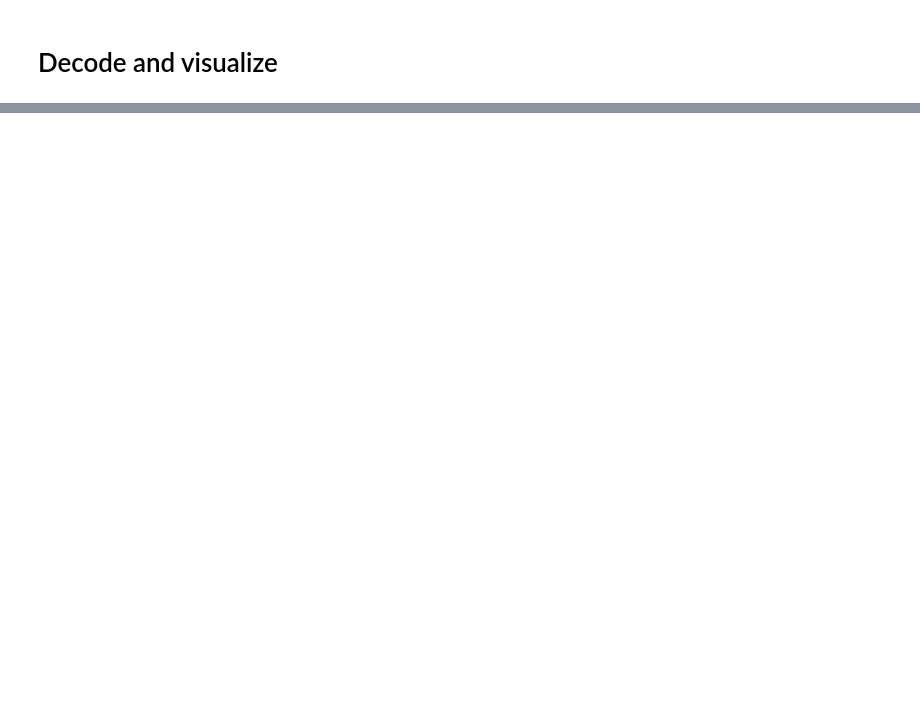
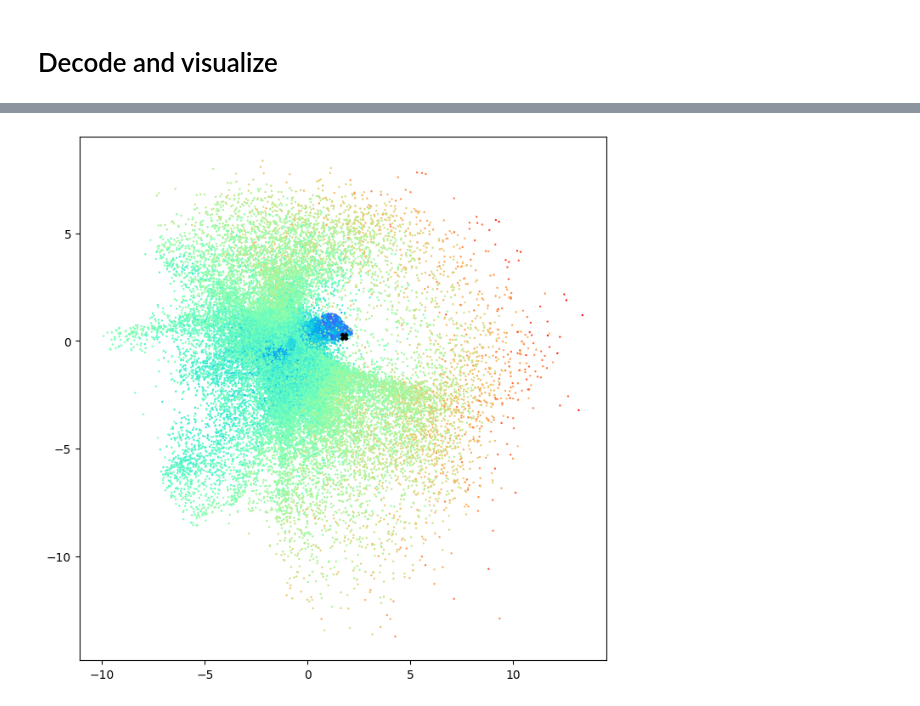
Before and after one commit to tedeschg/ASMSA, a Jupyter notebook: mydev/asmsa_ae.ipynb, the cells around one changed output, grey strips where cells are left out. Cells and saved outputs as stored; diff of their text form; code cells hidden in the pictures; blank space fills up the shorter version.

Commit message:
works good on folded states, added a balance dataset but seems it is not working

```diff
--- a/mydev/asmsa_ae.ipynb
+++ b/mydev/asmsa_ae.ipynb
@@ -173,44 +221,6 @@ vae.fit(ds_train, epochs=500, validation_data=ds_val, callbacks=callbacks)
 # %% [markdown]
 # Decode and visualize
 # %%
-autoencoder = load_model(f'best_autoencoder_2d.keras')
+autoencoder = load_model(f'ae_{latent_dim}d.keras')
 encoder = autoencoder.get_layer("encoder")
 decoder = autoencoder.get_layer("decoder")
-# %%
-import matplotlib.pyplot as plt
-def plot_latent_space(latent_dim, encoder, dataset, conf, target, cmap='rainbow', figsize=(8,8)):
-    """
-    Computes latent embeddings and plots them in 2D.
-
-    Args:
-        encoder: the encoder model returning [z_mean, z_log_var, z]
-        dataset: input data or tf.data.Dataset yielding inputs (and optionally labels)
-        labels: optional array-like of same length as dataset for coloring
-        cmap: matplotlib colormap
-        figsize: tuple for figure size
-    """
-    # Get embeddings
-    results = encoder.predict(dataset)
-    # results = [z_mean, z_log_var, z]
-    emb = np.array(results)  # results[2] use sampled z; shape (N,2)
-
-    rms_ref = md.load_pdb(conf)
-    rms_ref_bb   = rms_ref.atom_slice(bb_indices)
-    rms_tr = md.load_xtc(tr, top=rms_ref)
-    rmsd = md.rmsd(rms_tr, rms_ref)
-
-    #z = np.random.normal(loc=0.0, scale=1.0, size=(latent_dim,))
-
-    dists = np.linalg.norm(emb - target, axis=1)
-    # 4a. Se vuoi, ad esempio, le K righe più vicine:
-    K = 1
-    idx_closest = np.argsort(dists)[:K]
-    sample = emb[idx_closest].reshape(1, latent_dim)
-
-    plt.figure(figsize=figsize)
-
-    plt.scatter(emb[:,0], emb[:,1], c=rmsd,s=0.5, cmap=cmap)
-    plt.scatter(sample[:,0], sample[:,1], marker="X", c="Black")
-
-    plt.show()
-    return emb, sample
@@ -216,0 +239,4 @@ def plot_latent_space(latent_dim, encoder, dataset, conf, target, cmap='rainbow'
+# %%
+target = np.array([1.768283  , 0.22739673]).reshape(1, latent_dim)
+emb, sample = plot_latent_space(latent_dim, encoder, ds_all, conf, tr, target, bb_indices, model=nn_model, exact=True)
+# %% [output]
@@ -217 +244,2 @@ def plot_latent_space(latent_dim, encoder, dataset, conf, target, cmap='rainbow'
+[figure, added]
 # %%
```
Also changed, not shown: parts of 25 cells of this notebook, 6 other files.
